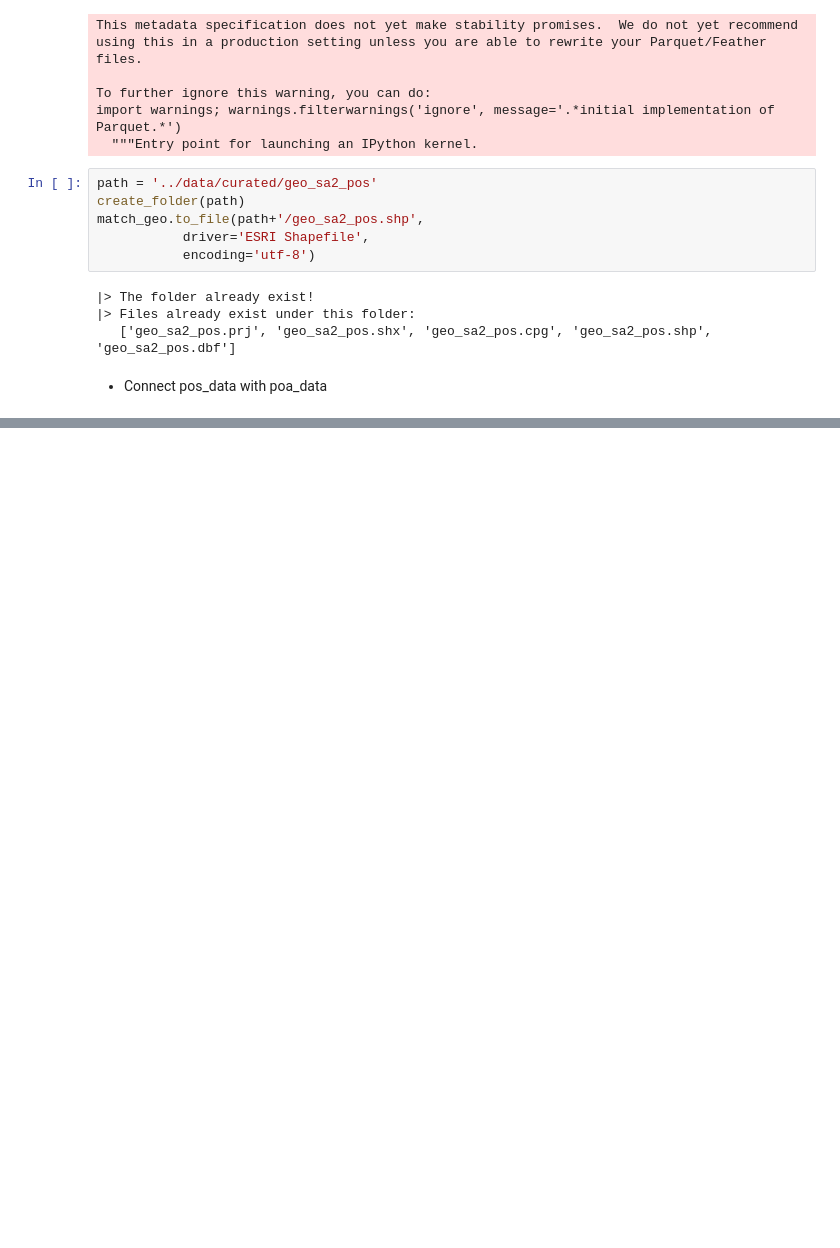
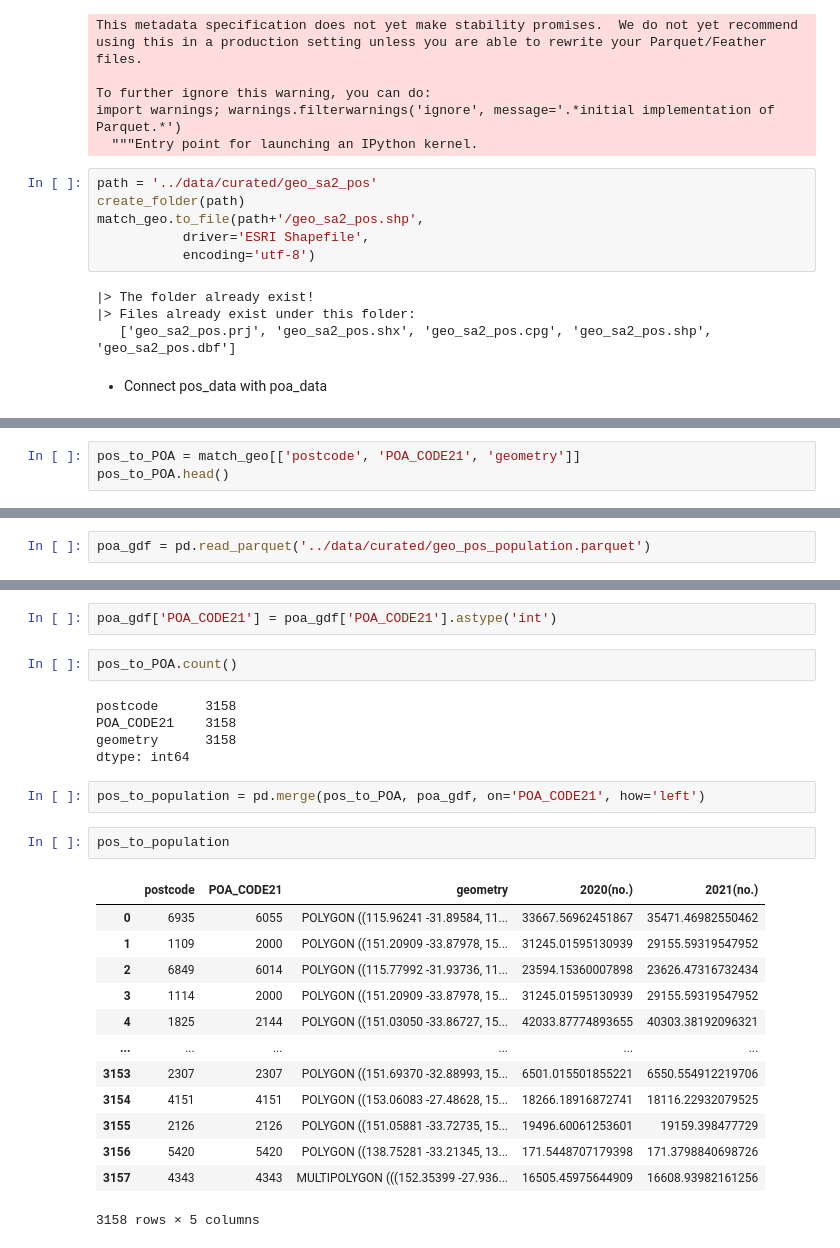
Before and after one commit to MAST30034-Applied-Data-Science/generic-buy-now-pay-later-project-group-24, a Jupyter notebook: notebooks/external_geo.ipynb, the cells around one changed output, grey strips where cells are left out. Saved outputs shown, nothing was run; the diff lists cells and outputs as text; blank space fills up the shorter version.

```diff
--- a/notebooks/external_geo.ipynb
+++ b/notebooks/external_geo.ipynb
@@ -406,0 +416,3 @@ match_geo.to_file(path+'/geo_sa2_pos.shp',
+# %%
+pos_to_POA = match_geo[['postcode', 'POA_CODE21', 'geometry']]
+pos_to_POA.head()
@@ -406,0 +426,2 @@ match_geo.to_file(path+'/geo_sa2_pos.shp',
+# %%
+poa_gdf = pd.read_parquet('../data/curated/geo_pos_population.parquet')
@@ -406,0 +437,27 @@ match_geo.to_file(path+'/geo_sa2_pos.shp',
+# %%
+poa_gdf['POA_CODE21'] = poa_gdf['POA_CODE21'].astype('int')
+# %%
+pos_to_POA.count()
+# %% [output]
+postcode      3158
+POA_CODE21    3158
+geometry      3158
+dtype: int64
+# %%
+pos_to_population = pd.merge(pos_to_POA, poa_gdf, on='POA_CODE21', how='left')
+# %%
+pos_to_population
+# %% [output]
+|  | postcode | POA_CODE21 | geometry | 2020(no.) | 2021(no.) |
+| 0 | 6935 | 6055 | POLYGON ((115.96241 -31.89584, 11... | 33667.56962451867 | 35471.46982550462 |
+| 1 | 1109 | 2000 | POLYGON ((151.20909 -33.87978, 15... | 31245.01595130939 | 29155.59319547952 |
+| 2 | 6849 | 6014 | POLYGON ((115.77992 -31.93736, 11... | 23594.15360007898 | 23626.47316732434 |
+| 3 | 1114 | 2000 | POLYGON ((151.20909 -33.87978, 15... | 31245.01595130939 | 29155.59319547952 |
+| 4 | 1825 | 2144 | POLYGON ((151.03050 -33.86727, 15... | 42033.87774893655 | 40303.38192096321 |
+| ... | ... | ... | ... | ... | ... |
+| 3153 | 2307 | 2307 | POLYGON ((151.69370 -32.88993, 15... | 6501.015501855221 | 6550.554912219706 |
+| 3154 | 4151 | 4151 | POLYGON ((153.06083 -27.48628, 15... | 18266.18916872741 | 18116.22932079525 |
+| 3155 | 2126 | 2126 | POLYGON ((151.05881 -33.72735, 15... | 19496.60061253601 | 19159.398477729 |
+| 3156 | 5420 | 5420 | POLYGON ((138.75281 -33.21345, 13... | 171.5448707179398 | 171.3798840698726 |
+| 3157 | 4343 | 4343 | MULTIPOLYGON (((152.35399 -27.936... | 16505.45975644909 | 16608.93982161256 |
+3158 rows × 5 columns
```
Also changed, not shown: parts of 6 cells of this notebook, 8 other files.
